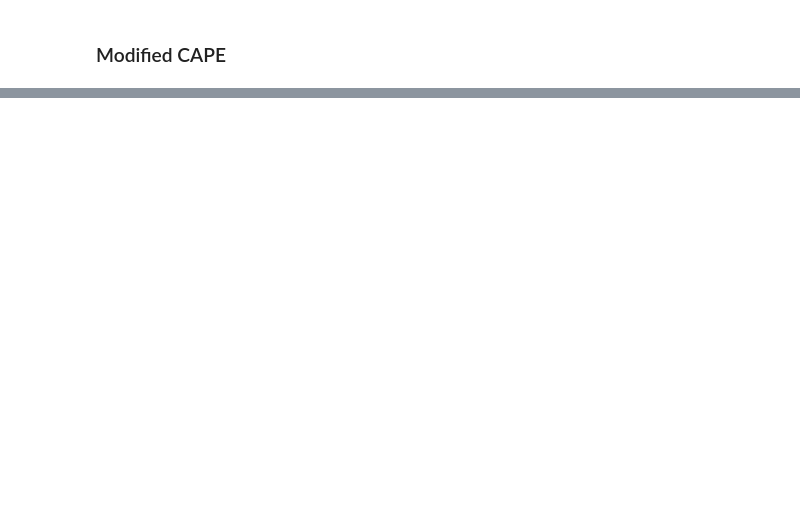
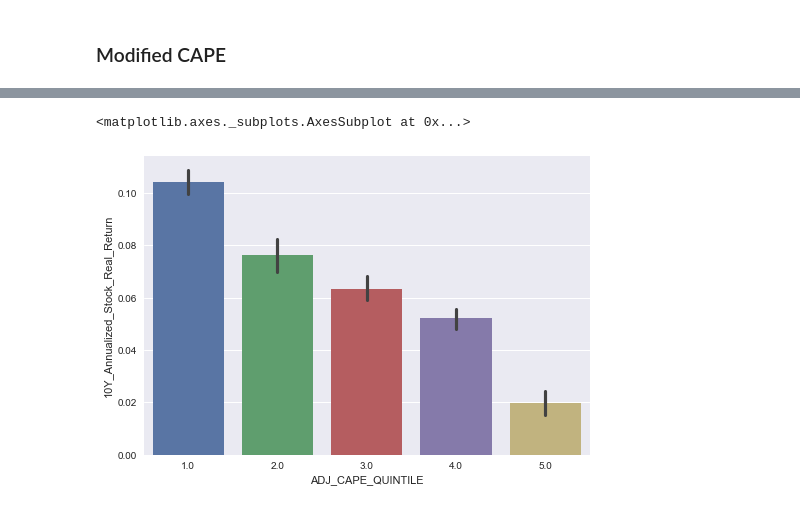
Before and after one commit to samsonq/Modifying-Shiller-CAPE-Ratio, a Jupyter notebook: notebooks/taxes.ipynb, the cells around one changed output, grey strips where cells are left out. Cells and saved outputs as stored; diff of their text form; code cells hidden in the pictures; blank space fills up the shorter version.

```diff
--- a/notebooks/taxes.ipynb
+++ b/notebooks/taxes.ipynb
@@ -202,0 +257,7 @@ plt.plot(ie_data["Date"], ie_data["10Y_Annualized_Stock_Real_Return"], label="Re
+# %%
+ie_data["ADJ_CAPE_QUINTILE"] = pd.qcut(ie_data["ADJ_CAPE"],
+                                       q=5, labels=False)+1
+sns.barplot(x="ADJ_CAPE_QUINTILE", y="10Y_Annualized_Stock_Real_Return", data=ie_data)
+# %% [output]
+<matplotlib.axes._subplots.AxesSubplot at 0x...>
+[figure, added]
```
Also changed, not shown: parts of 8 cells of this notebook, 3 other files.
